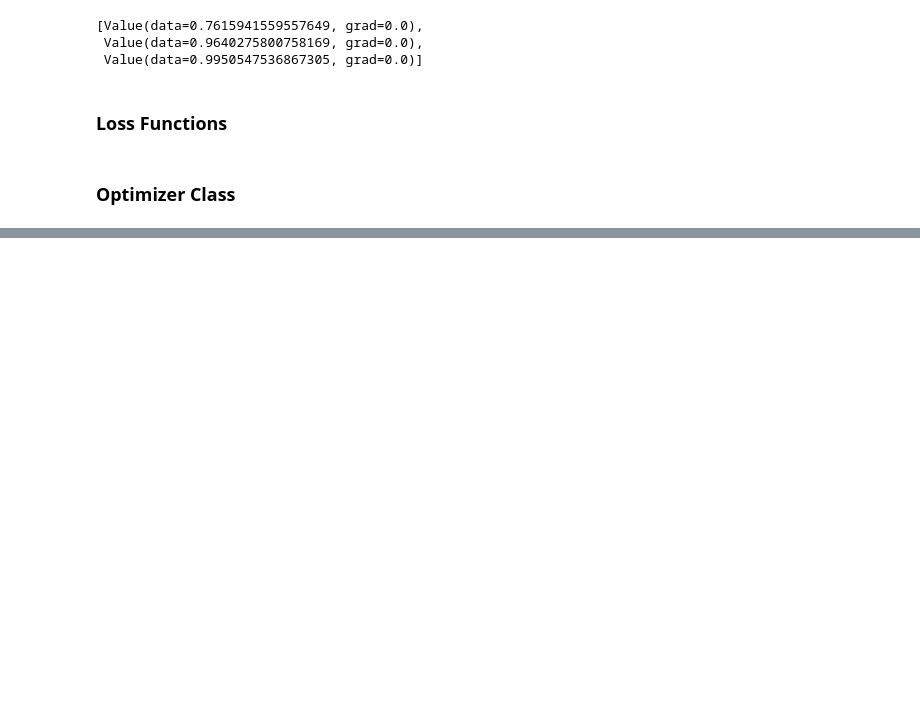
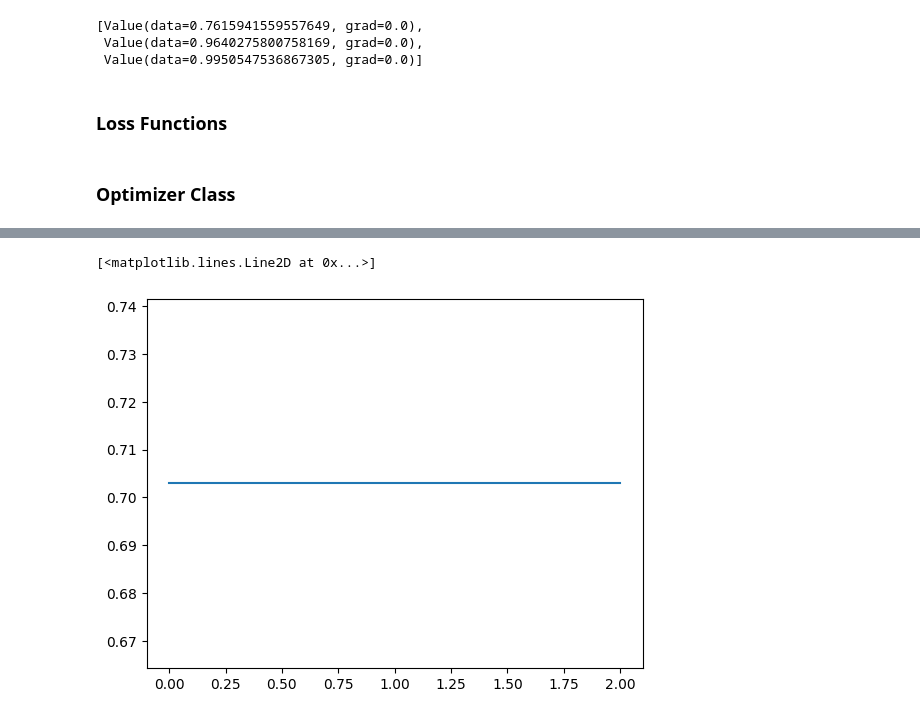
Before and after one commit to sly-sloth/micrograd-II, a Jupyter notebook: micrograd/nb.ipynb, the cells around one changed output, grey strips where cells are left out. Drawn from its saved outputs; the diff is of its cells as text; code cells hidden in the pictures; blank space fills up the shorter version.

```diff
--- a/micrograd/nb.ipynb
+++ b/micrograd/nb.ipynb
@@ -500,0 +546,9 @@ Value(data=-1.521602378035409, grad=0.0)
+# %%
+SinModel = MLP()
+SinModel.add_layer(1, 16)
+SinModel.add_activation_layer(ActivationLayer("relu"))
+SinModel.add_layer(16, 16)
+SinModel.add_activation_layer(ActivationLayer("relu"))
+SinModel.add_layer(16, 8)
+SinModel.add_activation_layer(ActivationLayer("relu"))
+SinModel.add_layer(8, 1)
@@ -500,0 +625,6 @@ Value(data=-1.521602378035409, grad=0.0)
+# %%
+y_pred = [SinModel([i])[0] for i in X]
+    # print(y_pred[:5])
+    # print(y[:5])
+    # print(len(y_pred)); print(len(y))
+loss = loss_fn(y_pred, y)
@@ -500,0 +653,5 @@ Value(data=-1.521602378035409, grad=0.0)
+# %%
+plt.plot([i.data for i in X], [i.data for i in y_pred])
+# %% [output]
+[<matplotlib.lines.Line2D at 0x...>]
+[figure, added]
```
Also changed, not shown: parts of 44 cells of this notebook, 11 other files.
